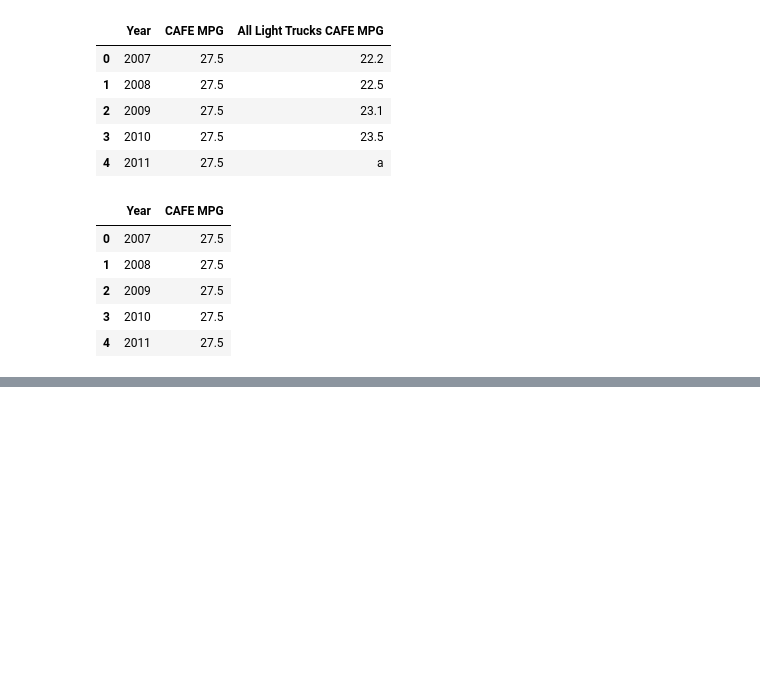
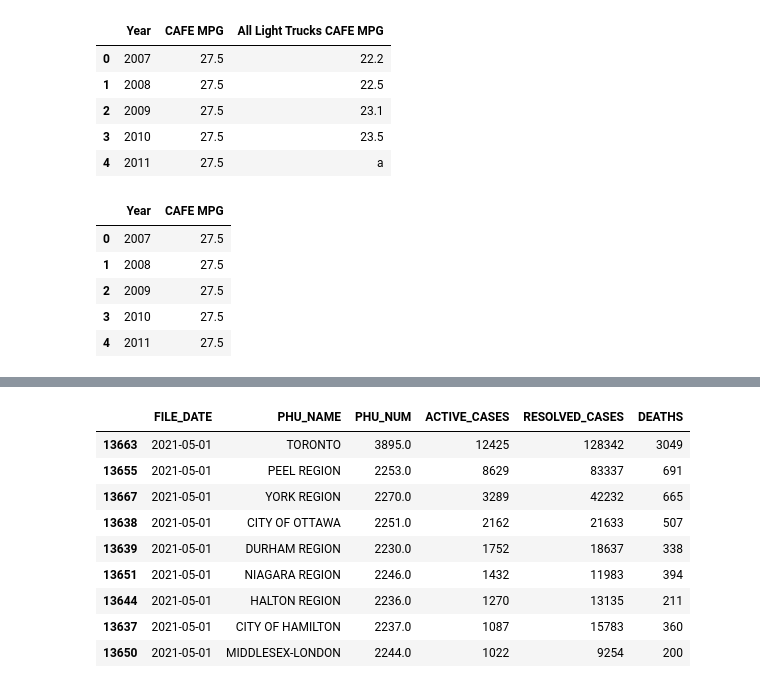
Before and after one commit to pbeens/OTF-Data-Analysis-2021-05, a Jupyter notebook: Demo_Fixing_Data.ipynb, the cells around one changed output, grey strips where cells are left out. Saved outputs shown, nothing was run; the diff lists cells and outputs as text; code cells hidden in the pictures; blank space fills up the shorter version.

```diff
--- a/Demo_Fixing_Data.ipynb
+++ b/Demo_Fixing_Data.ipynb
@@ -198,0 +365,20 @@ df
+# %%
+# First we configure the filter, then we use is in the dataframe
+# The boolean expressions are <, <=, >, >=, ==, and !=
+# This example puts the filtered data in a new dataframe (today_df).
+#     This isn't necessary.
+
+filt = (df['FILE_DATE'] == '2021-05-01') & (df['ACTIVE_CASES'] > 1000)
+today_df = df[filt].sort_values('ACTIVE_CASES', ascending=False) # note new dataframe name
+today_df
+# %% [output]
+|  | FILE_DATE | PHU_NAME | PHU_NUM | ACTIVE_CASES | RESOLVED_CASES | DEATHS |
+| 13663 | 2021-05-01 | TORONTO | 3895.0 | 12425 | 128342 | 3049 |
+| 13655 | 2021-05-01 | PEEL REGION | 2253.0 | 8629 | 83337 | 691 |
+| 13667 | 2021-05-01 | YORK REGION | 2270.0 | 3289 | 42232 | 665 |
+| 13638 | 2021-05-01 | CITY OF OTTAWA | 2251.0 | 2162 | 21633 | 507 |
+| 13639 | 2021-05-01 | DURHAM REGION | 2230.0 | 1752 | 18637 | 338 |
+| 13651 | 2021-05-01 | NIAGARA REGION | 2246.0 | 1432 | 11983 | 394 |
+| 13644 | 2021-05-01 | HALTON REGION | 2236.0 | 1270 | 13135 | 211 |
+| 13637 | 2021-05-01 | CITY OF HAMILTON | 2237.0 | 1087 | 15783 | 360 |
+| 13650 | 2021-05-01 | MIDDLESEX-LONDON | 2244.0 | 1022 | 9254 | 200 |
```
Also changed, not shown: parts of 26 cells of this notebook.
